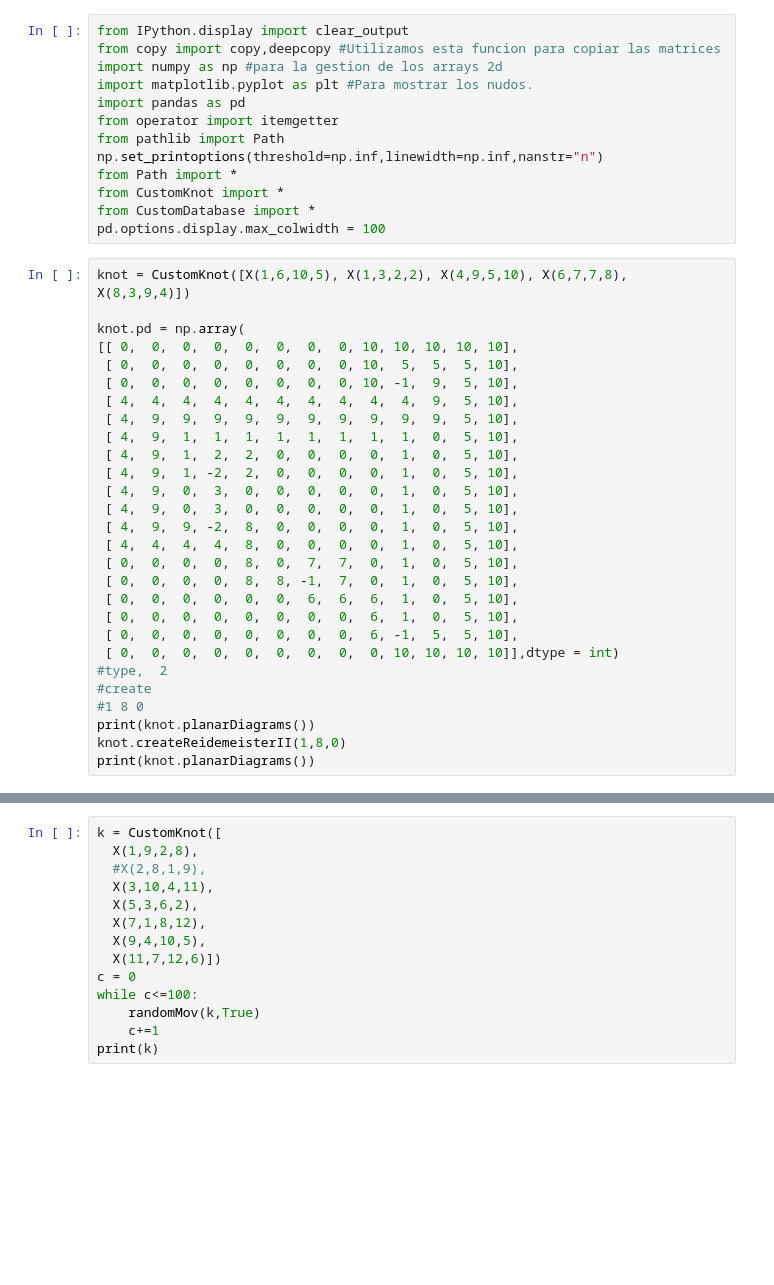
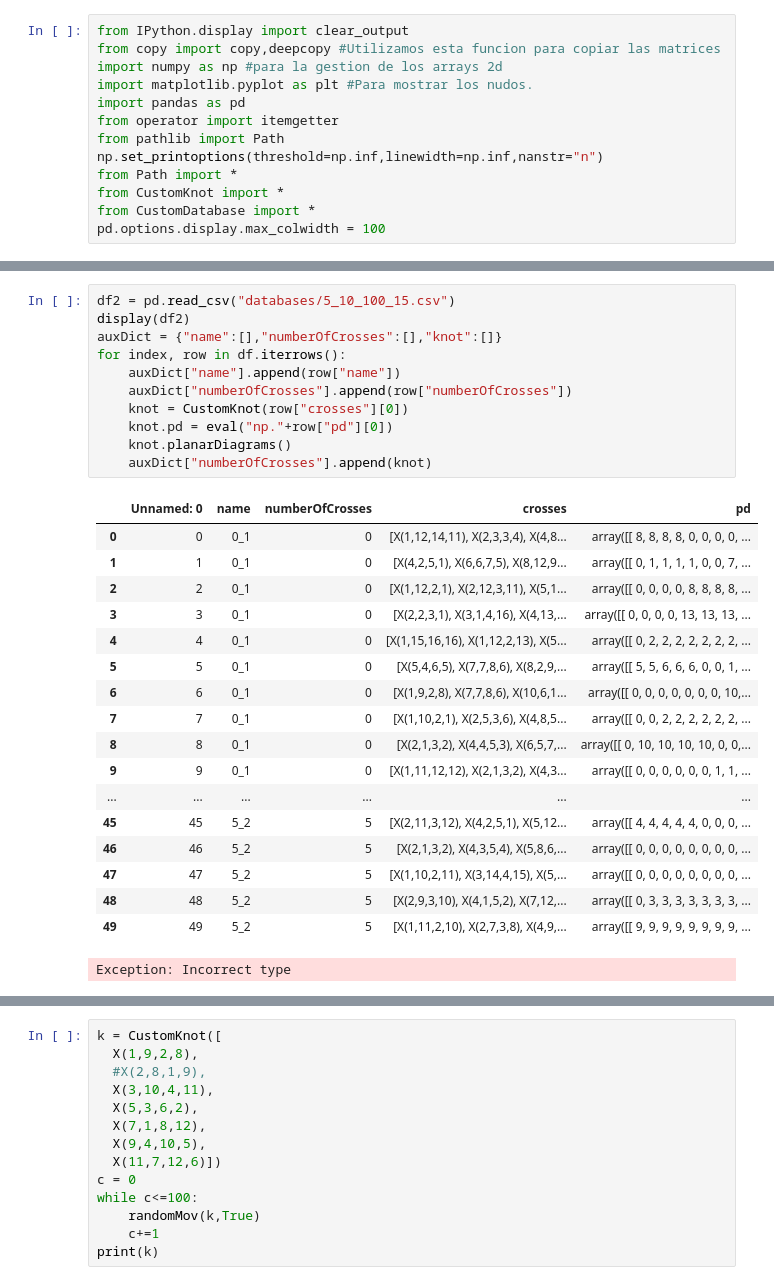
Before and after one commit to jeronimocabezuelo/KnotIA2, a Jupyter notebook: Notebook.ipynb, the cells around one changed output, grey strips where cells are left out. Drawn from its saved outputs; the diff is of its cells as text; blank space fills up the shorter version.

```diff
--- a/Notebook.ipynb
+++ b/Notebook.ipynb
@@ -11,31 +11,3 @@ from Path import *
 from CustomKnot import *
 from CustomDatabase import *
 pd.options.display.max_colwidth = 100
-# %%
-knot = CustomKnot([X(1,6,10,5), X(1,3,2,2), X(4,9,5,10), X(6,7,7,8), X(8,3,9,4)])
-
-knot.pd = np.array(
-[[ 0,  0,  0,  0,  0,  0,  0,  0, 10, 10, 10, 10, 10],
- [ 0,  0,  0,  0,  0,  0,  0,  0, 10,  5,  5,  5, 10],
- [ 0,  0,  0,  0,  0,  0,  0,  0, 10, -1,  9,  5, 10],
- [ 4,  4,  4,  4,  4,  4,  4,  4,  4,  4,  9,  5, 10],
- [ 4,  9,  9,  9,  9,  9,  9,  9,  9,  9,  9,  5, 10],
- [ 4,  9,  1,  1,  1,  1,  1,  1,  1,  1,  0,  5, 10],
- [ 4,  9,  1,  2,  2,  0,  0,  0,  0,  1,  0,  5, 10],
- [ 4,  9,  1, -2,  2,  0,  0,  0,  0,  1,  0,  5, 10],
- [ 4,  9,  0,  3,  0,  0,  0,  0,  0,  1,  0,  5, 10],
- [ 4,  9,  0,  3,  0,  0,  0,  0,  0,  1,  0,  5, 10],
- [ 4,  9,  9, -2,  8,  0,  0,  0,  0,  1,  0,  5, 10],
- [ 4,  4,  4,  4,  8,  0,  0,  0,  0,  1,  0,  5, 10],
- [ 0,  0,  0,  0,  8,  0,  7,  7,  0,  1,  0,  5, 10],
- [ 0,  0,  0,  0,  8,  8, -1,  7,  0,  1,  0,  5, 10],
- [ 0,  0,  0,  0,  0,  0,  6,  6,  6,  1,  0,  5, 10],
- [ 0,  0,  0,  0,  0,  0,  0,  0,  6,  1,  0,  5, 10],
- [ 0,  0,  0,  0,  0,  0,  0,  0,  6, -1,  5,  5, 10],
- [ 0,  0,  0,  0,  0,  0,  0,  0,  0, 10, 10, 10, 10]],dtype = int)
-#type,  2
-#create
-#1 8 0
-print(knot.planarDiagrams())
-knot.createReidemeisterII(1,8,0)
-print(knot.planarDiagrams())
@@ -109,0 +39,30 @@ Planar Diagrams:
+# %%
+df2 = pd.read_csv("databases/5_10_100_15.csv")
+display(df2)
+auxDict = {"name":[],"numberOfCrosses":[],"knot":[]}
+for index, row in df.iterrows():
+    auxDict["name"].append(row["name"])
+    auxDict["numberOfCrosses"].append(row["numberOfCrosses"])
+    knot = CustomKnot(row["crosses"][0])
+    knot.pd = eval("np."+row["pd"][0])
+    knot.planarDiagrams()
+    auxDict["numberOfCrosses"].append(knot)
+# %% [output]
+|  | Unnamed: 0 | name | numberOfCrosses | crosses | pd |
+| 0 | 0 | 0_1 | 0 | [X(1,12,14,11), X(2,3,3,4), X(4,8... | array([[ 8, 8, 8, 8, 0, 0, 0, 0, ... |
+| 1 | 1 | 0_1 | 0 | [X(4,2,5,1), X(6,6,7,5), X(8,12,9... | array([[ 0, 1, 1, 1, 1, 0, 0, 7, ... |
+| 2 | 2 | 0_1 | 0 | [X(1,12,2,1), X(2,12,3,11), X(5,1... | array([[ 0, 0, 0, 0, 8, 8, 8, 8, ... |
+| 3 | 3 | 0_1 | 0 | [X(2,2,3,1), X(3,1,4,16), X(4,13,... | array([[ 0, 0, 0, 0, 13, 13, 13, ... |
+| 4 | 4 | 0_1 | 0 | [X(1,15,16,16), X(1,12,2,13), X(5... | array([[ 0, 2, 2, 2, 2, 2, 2, 2, ... |
+| 5 | 5 | 0_1 | 0 | [X(5,4,6,5), X(7,7,8,6), X(8,2,9,... | array([[ 5, 5, 6, 6, 6, 0, 0, 1, ... |
+| 6 | 6 | 0_1 | 0 | [X(1,9,2,8), X(7,7,8,6), X(10,6,1... | array([[ 0, 0, 0, 0, 0, 0, 0, 10,... |
+| 7 | 7 | 0_1 | 0 | [X(1,10,2,1), X(2,5,3,6), X(4,8,5... | array([[ 0, 0, 2, 2, 2, 2, 2, 2, ... |
+| 8 | 8 | 0_1 | 0 | [X(2,1,3,2), X(4,4,5,3), X(6,5,7,... | array([[ 0, 10, 10, 10, 10, 0, 0,... |
+| 9 | 9 | 0_1 | 0 | [X(1,11,12,12), X(2,1,3,2), X(4,3... | array([[ 0, 0, 0, 0, 0, 0, 1, 1, ... |
+| ... | ... | ... | ... | ... | ... |
+| 45 | 45 | 5_2 | 5 | [X(2,11,3,12), X(4,2,5,1), X(5,12... | array([[ 4, 4, 4, 4, 4, 0, 0, 0, ... |
+| 46 | 46 | 5_2 | 5 | [X(2,1,3,2), X(4,3,5,4), X(5,8,6,... | array([[ 0, 0, 0, 0, 0, 0, 0, 0, ... |
+| 47 | 47 | 5_2 | 5 | [X(1,10,2,11), X(3,14,4,15), X(5,... | array([[ 0, 0, 0, 0, 0, 0, 0, 0, ... |
+| 48 | 48 | 5_2 | 5 | [X(2,9,3,10), X(4,1,5,2), X(7,12,... | array([[ 0, 3, 3, 3, 3, 3, 3, 3, ... |
+| 49 | 49 | 5_2 | 5 | [X(1,11,2,10), X(2,7,3,8), X(4,9,... | array([[ 9, 9, 9, 9, 9, 9, 9, 9, ... |
+Exception: Incorrect type
```
Also changed, not shown: parts of 4 cells of this notebook, 4 other files.
